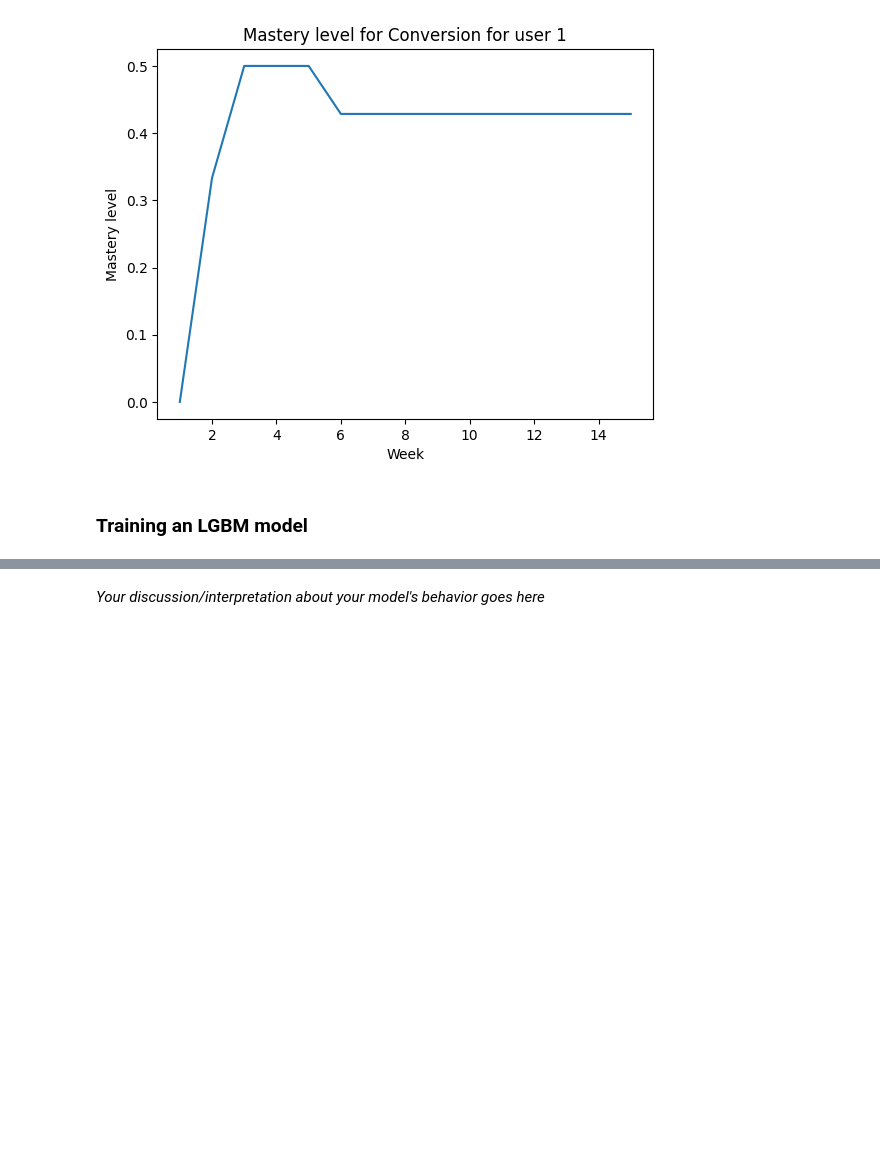
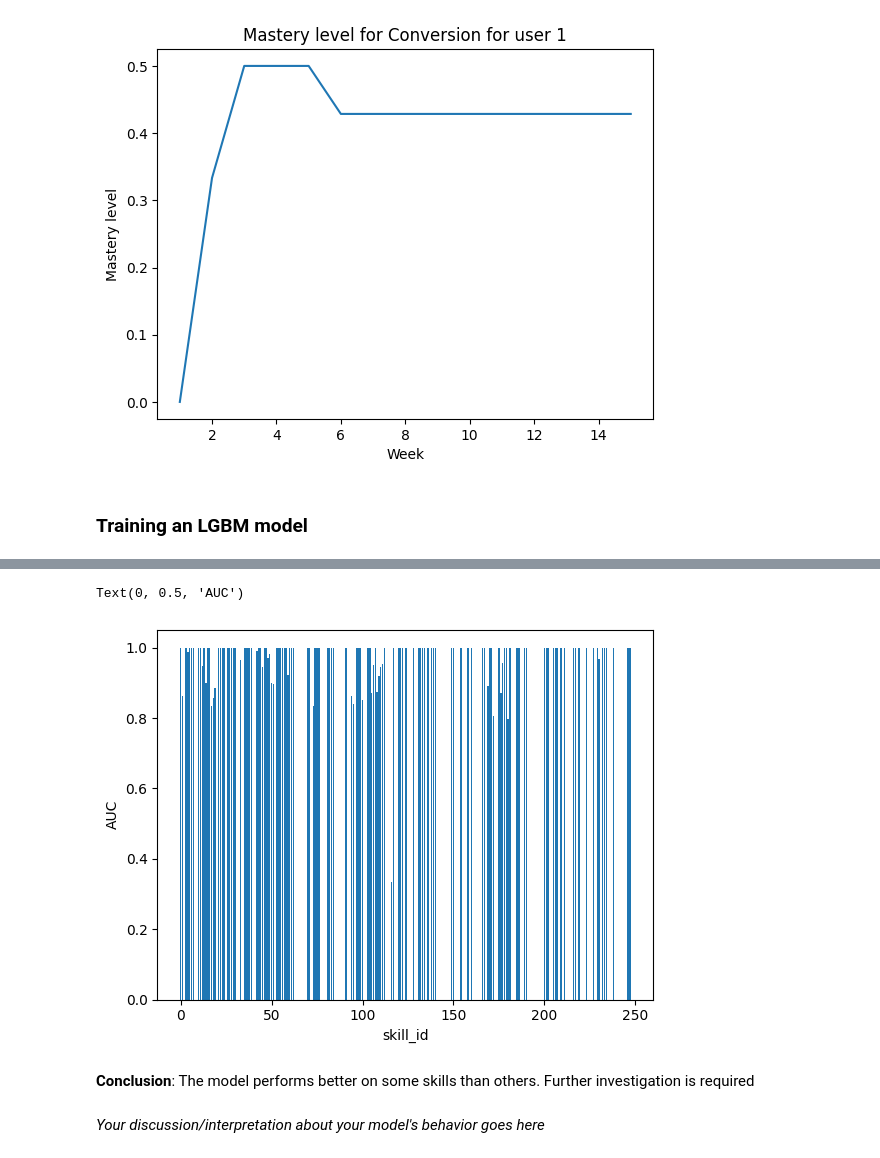
Before and after one commit to ewaMiazga/mlbdProject-2023, a Jupyter notebook: project/milestone-04/m4_calcularis_calcularis_crusaders.ipynb, the cells around one changed output, grey strips where cells are left out. Saved outputs shown, nothing was run; the diff lists cells and outputs as text; code cells hidden in the pictures; blank space fills up the shorter version.

```diff
--- a/project/milestone-04/m4_calcularis_calcularis_crusaders.ipynb
+++ b/project/milestone-04/m4_calcularis_calcularis_crusaders.ipynb
@@ -601,3 +657,27 @@ In this task, you will use metrics to evaluate your model.
+# %%
+# Compare performance per skill
+skills_dataset = {}
+
+for skill in events['skill_id'].unique():
+    if not math.isnan(skill):
+        y_test = df.query(f'user_id >= 800 and skill_id == {skill}')[target_feature]
+        skills_dataset[skill] = lgb.Dataset(test.query(f'skill_id == {skill}'), y_test, categorical_feature = cat_features, free_raw_data=False, reference=lgb_train)
+# %%
+aucs ={}
+for skill, dataset in tqdm.tqdm(skills_dataset.items()):
+    try:
+        aucs[skill] = model.eval(dataset, 'auc')[0][2]
+    except Exception as e:
+        print(f"Skill {skill} threw error: {e}")
+# %%
+plt.bar(aucs.keys(), height=aucs.values())
+plt.xlabel("skill_id")
+plt.ylabel("AUC")
+# %% [output]
+Text(0, 0.5, 'AUC')
+[figure, added]
+# %% [markdown]
+__Conclusion__: The model performs better on some skills than others. Further investigation is required
 # %%
 # Your code for model evaluation goes here
 # %% [markdown]
```
Also changed, not shown: parts of 27 cells of this notebook, 1 other file.
